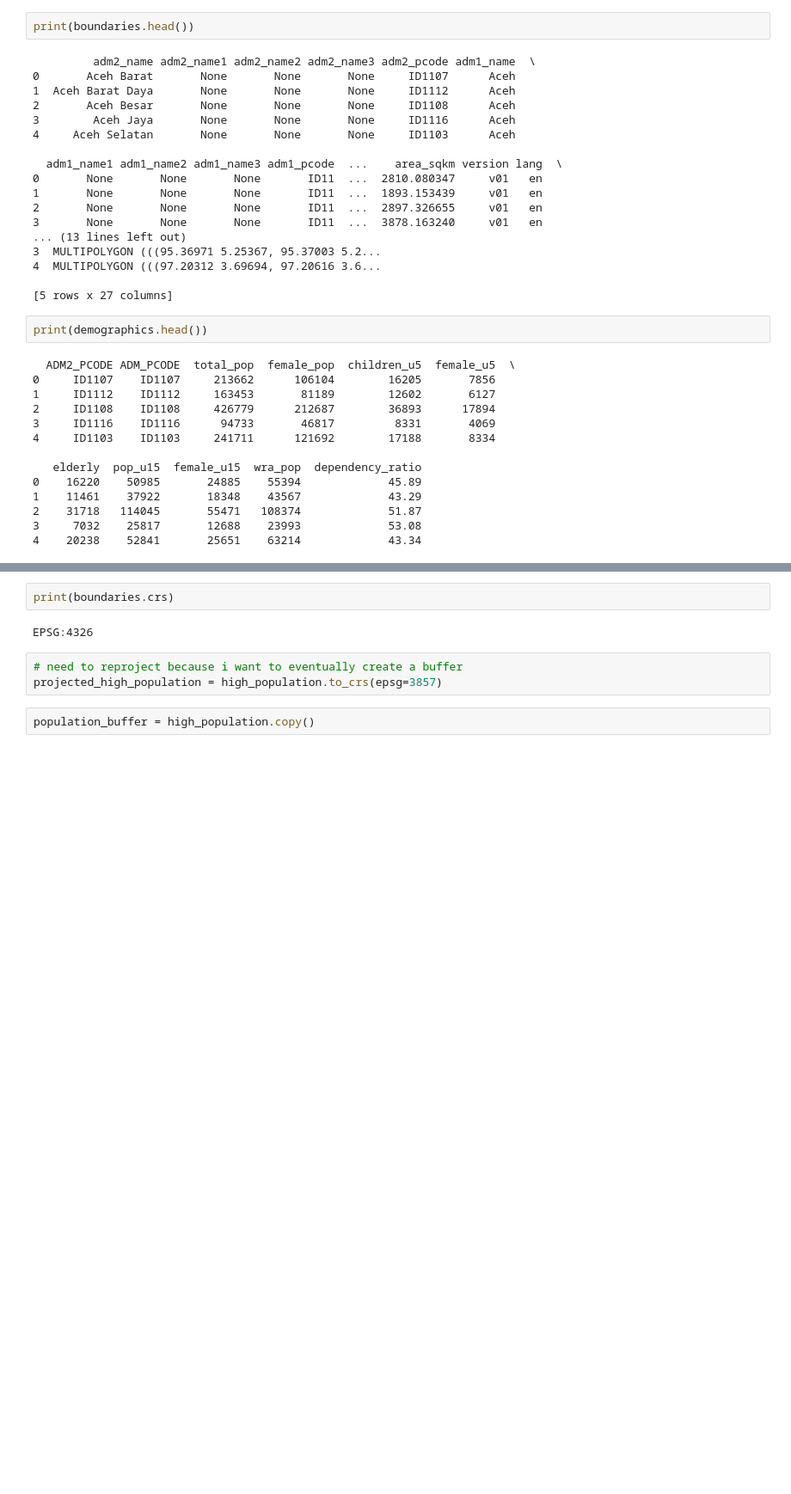
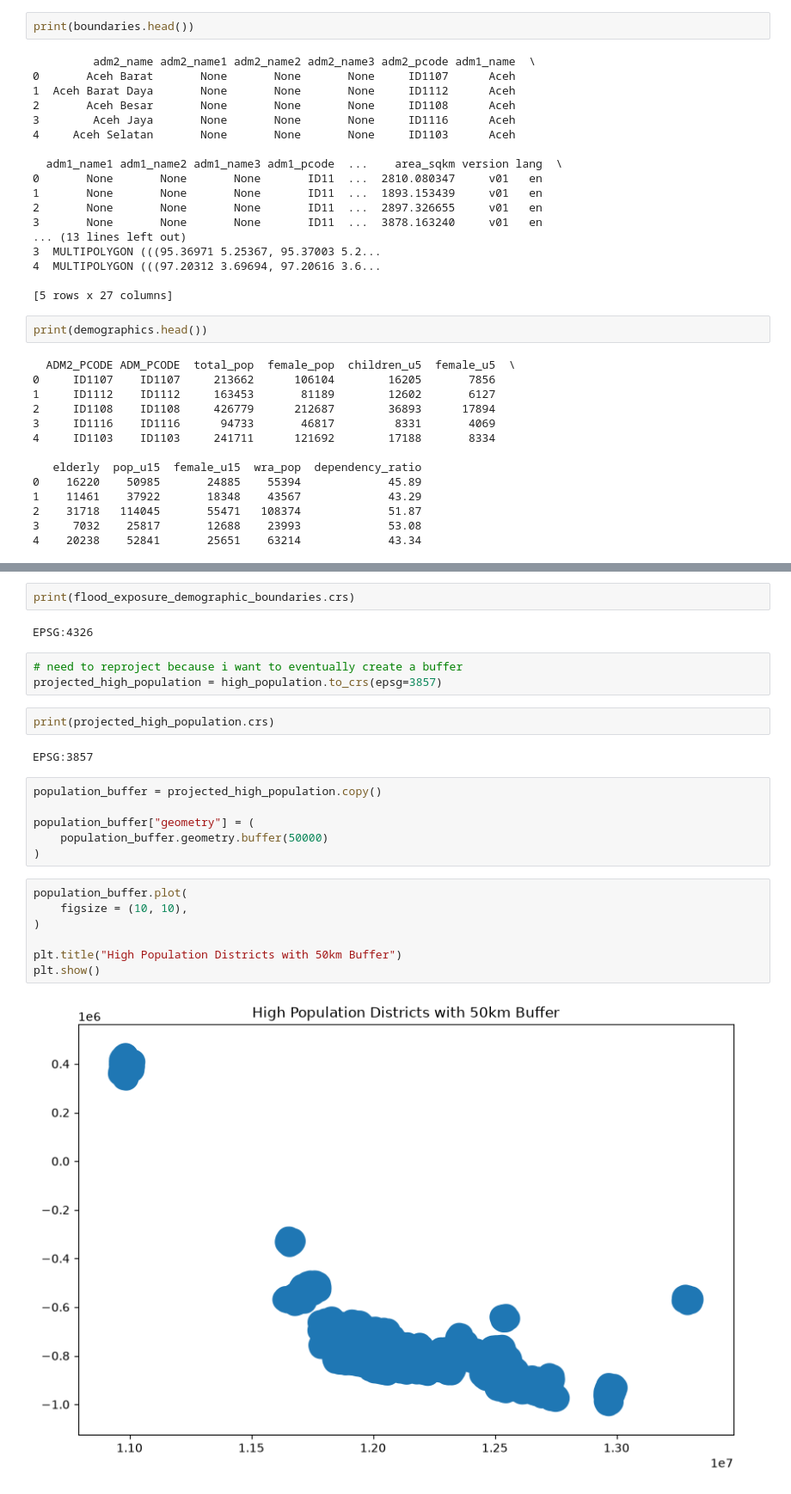
Before and after one commit to lane-erwin/geog592-cheyney, a Jupyter notebook: homework/week07/geopandas_hw_joins.ipynb, the cells around one changed output, grey strips where cells are left out. Shown at 86% size. Saved outputs shown, nothing was run; the diff lists cells and outputs as text; blank space fills up the shorter version.

```diff
--- a/homework/week07/geopandas_hw_joins.ipynb
+++ b/homework/week07/geopandas_hw_joins.ipynb
@@ -126,10 +209,27 @@ print(len(high_population))
 # %%
-print(boundaries.crs)
+print(flood_exposure_demographic_boundaries.crs)
 # %% [output]
 EPSG:4326
 # %%
 # need to reproject because i want to eventually create a buffer
 projected_high_population = high_population.to_crs(epsg=3857)
+# %%
+print(projected_high_population.crs)
+# %% [output]
+EPSG:3857
 # %%
-population_buffer = high_population.copy()
+population_buffer = projected_high_population.copy()
+
+population_buffer["geometry"] = (
+    population_buffer.geometry.buffer(50000)
+)
+# %%
+population_buffer.plot(
+    figsize = (10, 10),
+)
+
+plt.title("High Population Districts with 50km Buffer")
+plt.show()
+# %% [output]
+[figure, added]
 # %%
```
Also changed, not shown: parts of 17 cells of this notebook.
